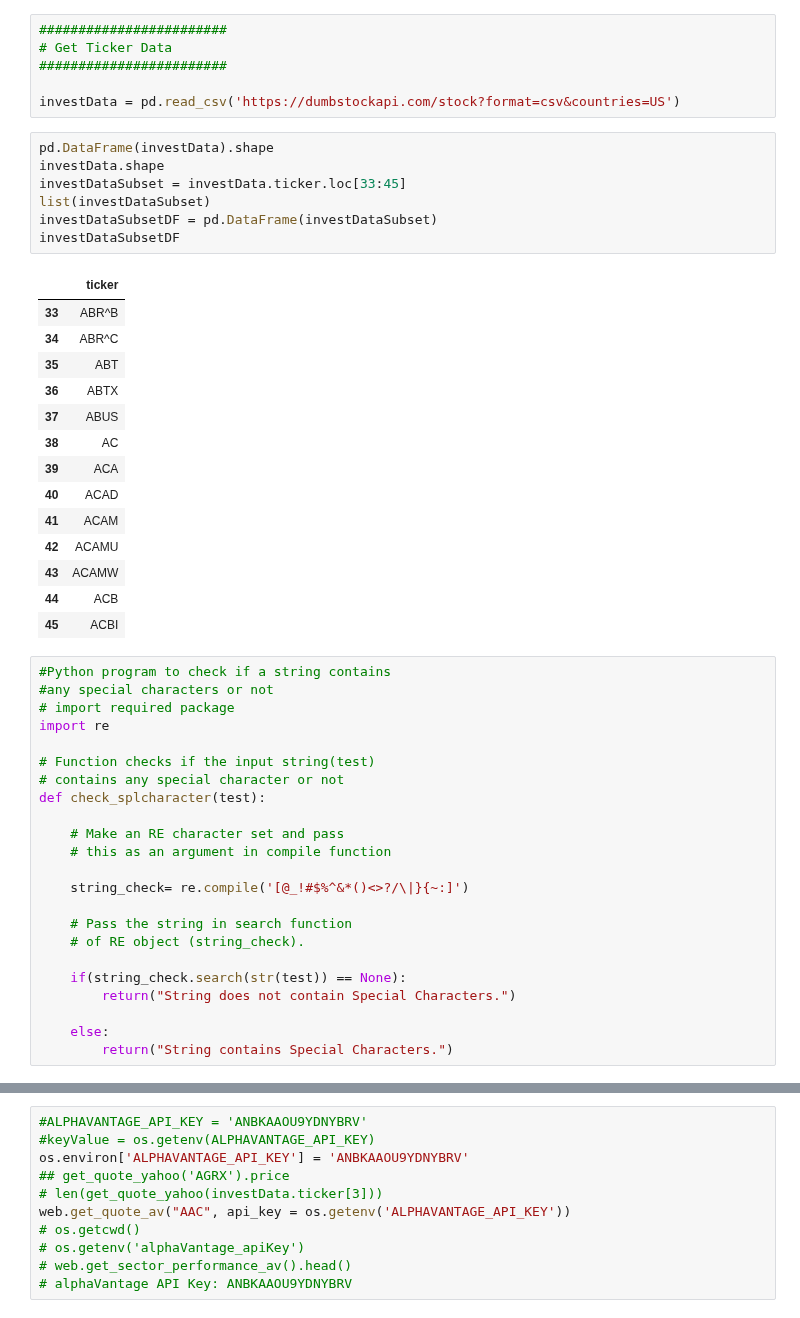
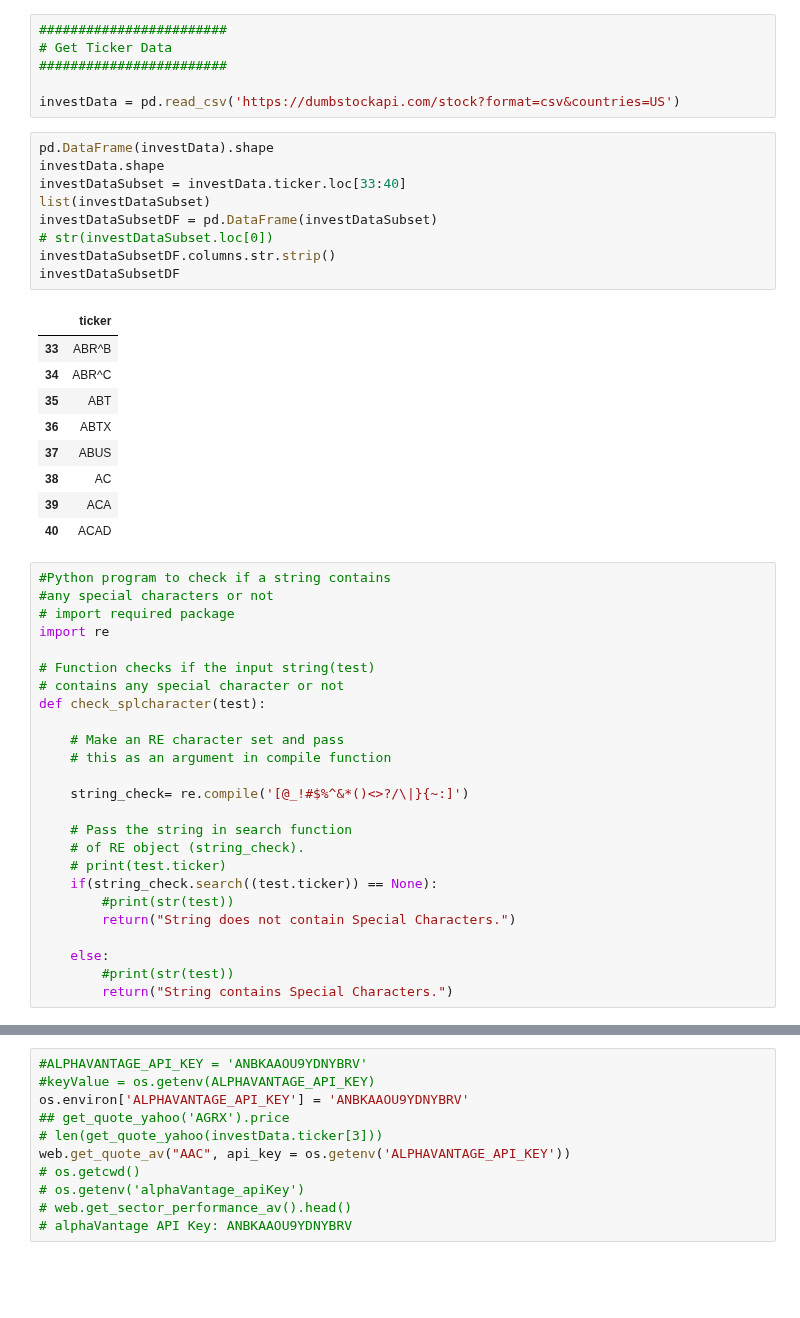
Before and after one commit to dcovarru/investmentsPython, a Jupyter notebook: investments.ipynb, the cells around one changed output, grey strips where cells are left out. Cells and saved outputs as stored; diff of their text form; blank space fills up the shorter version.

```diff
--- a/investments.ipynb
+++ b/investments.ipynb
@@ -44,25 +44,22 @@ investData = pd.read_csv('https://dumbstockapi.com/stock?format=csv&countries=US
 # %%
 pd.DataFrame(investData).shape
 investData.shape
-investDataSubset = investData.ticker.loc[33:45]
+investDataSubset = investData.ticker.loc[33:40]
 list(investDataSubset)
 investDataSubsetDF = pd.DataFrame(investDataSubset)
+# str(investDataSubset.loc[0])
+investDataSubsetDF.columns.str.strip()
 investDataSubsetDF
 # %% [output]
 |  | ticker |
 | 33 | ABR^B |
 | 34 | ABR^C |
 | 35 | ABT |
 | 36 | ABTX |
 | 37 | ABUS |
 | 38 | AC |
 | 39 | ACA |
 | 40 | ACAD |
-| 41 | ACAM |
-| 42 | ACAMU |
-| 43 | ACAMW |
-| 44 | ACB |
-| 45 | ACBI |
 # %%
 #Python program to check if a string contains
 #any special characters or not
@@ -80,11 +77,13 @@ def check_splcharacter(test):
 
     # Pass the string in search function
     # of RE object (string_check).
-
-    if(string_check.search(str(test)) == None):
+    # print(test.ticker)
+    if(string_check.search((test.ticker)) == None):
+        #print(str(test))
         return("String does not contain Special Characters.")
 
     else:
+        #print(str(test))
         return("String contains Special Characters.")
 # %%
 # investDataSubsetDF['SCFlag'] = investDataSubsetDF.apply(check_splcharacter, axis = 1)
```
Also changed, not shown: parts of 1 cell of this notebook.
